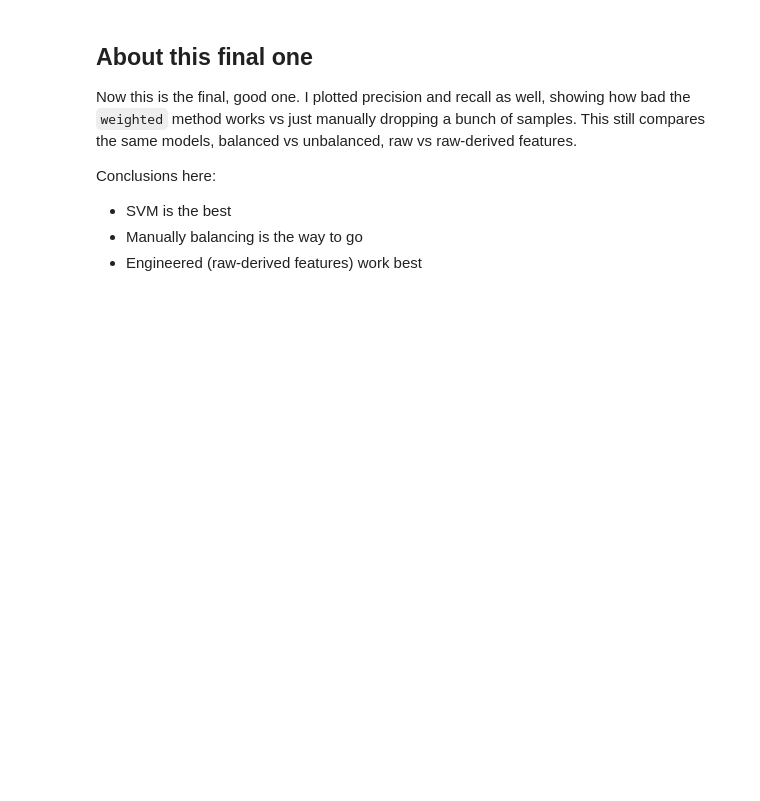
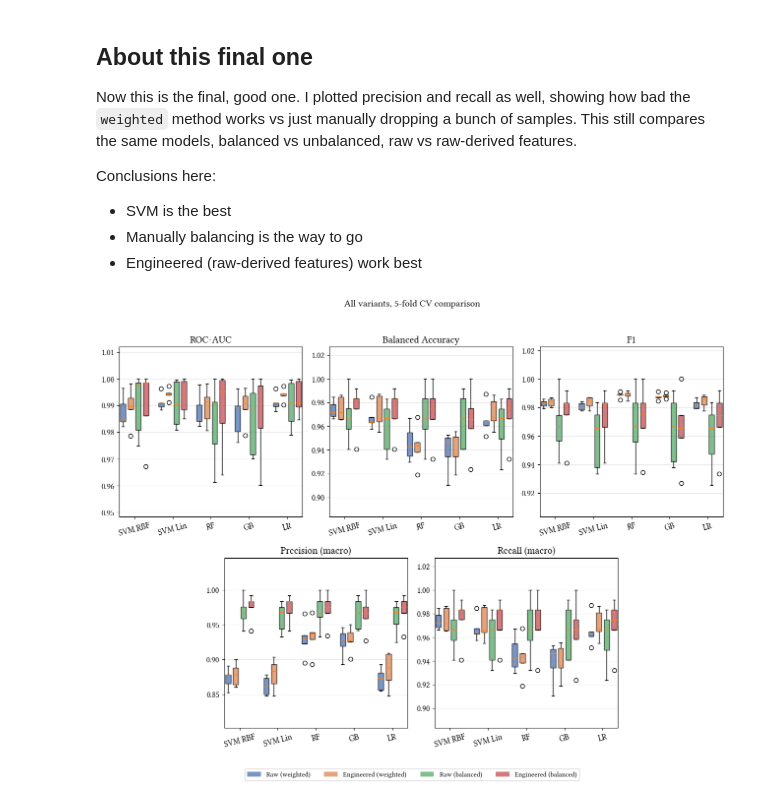
Before and after one commit to arnauKL/pd_datscan_cnn_thesis, a Jupyter notebook: cassic_ml/classic.ipynb, the cells around one changed output. Saved outputs shown, nothing was run; the diff lists cells and outputs as text; code cells hidden in the pictures; blank space fills up the shorter version.

```diff
--- a/cassic_ml/classic.ipynb
+++ b/cassic_ml/classic.ipynb
@@ -791,3 +770,67 @@ Conclusions here:
 - SVM is the best
 - Manually balancing is the way to go
 - Engineered (raw-derived features) work best
+# %%
+import matplotlib.pyplot as plt
+import numpy as np
+
+# (Your previous setup code for scoring, datasets, and cross-validation remains the same)
+
+# Plot
+metrics = {
+    "ROC-AUC":           "test_roc_auc",
+    "Balanced Accuracy": "test_balanced_accuracy",
+    "F1":                "test_f1",
+    "Precision (macro)": "test_precision_macro",
+    "Recall (macro)":    "test_recall_macro",
+}
+
+dataset_names  = list(all_results.keys())
+short_names    = ["SVM RBF", "SVM Lin", "RF", "GB", "LR"]
+dataset_colors = ["#4C72B0", "#DD8452", "#55A868", "#C44E52"]
+
+# 1. Change figure size for a 2-row layout and initialize GridSpec (2 rows, 6 columns)
+fig = plt.figure(figsize=(13, 10))
+gs = fig.add_gridspec(2, 6)
+
+# 2. Manually define the axes positions to achieve the centered 3x2 effect
+axes = [
+    fig.add_subplot(gs[0, 0:2]), # Top Row: Left
+    fig.add_subplot(gs[0, 2:4]), # Top Row: Middle
+    fig.add_subplot(gs[0, 4:6]), # Top Row: Right
+    fig.add_subplot(gs[1, 1:3]), # Bottom Row: Left (Centered)
+    fig.add_subplot(gs[1, 3:5])  # Bottom Row: Right (Centered)
+]
+
+for ax, (metric_label, key) in zip(axes, metrics.items()):
+    all_vals = []
+    for i, ds_name in enumerate(dataset_names):
+        data = [all_results[ds_name][clf_name][key] for clf_name in classifiers]
+        positions = np.arange(len(classifiers)) * (len(dataset_names) + 1) + i
+        bp = ax.boxplot(data, positions=positions, widths=0.7, patch_artist=True)
+        for patch in bp["boxes"]:
+            patch.set(facecolor=dataset_colors[i], alpha=0.75)
+        all_vals.extend([v for d in data for v in d])
+
+    margin = (max(all_vals) - min(all_vals)) * 0.3
+    ax.set_ylim(min(all_vals) - margin, max(all_vals) + margin)
+    group_centers = np.arange(len(classifiers)) * (len(dataset_names) + 1) + (len(dataset_names) - 1) / 2
+    ax.set_xticks(group_centers)
+    ax.set_xticklabels(short_names, rotation=15)
+    ax.set_title(metric_label)
+    ax.grid(axis="y", alpha=0.3)
+
+# 3. Create a figure-level legend positioned cleanly at the bottom center
+legend_patches = [plt.matplotlib.patches.Patch(facecolor=c, alpha=0.75, label=n)
+                  for c, n in zip(dataset_colors, dataset_names)]
+
+fig.legend(handles=legend_patches, loc="lower center", ncol=len(dataset_names), fontsize=10)
+
+fig.suptitle("All variants, 5-fold CV comparison", fontsize=14, y=0.98)
+
+# 4. Use the 'rect' padding option so tight_layout doesn't overlap the legend or title
+plt.tight_layout(rect=[0, 0.05, 1, 0.96])
+plt.savefig("comparison_all_variants.svg", format="svg", bbox_inches="tight")
+plt.show()
+# %% [output]
+[figure, added]
```
Also changed, not shown: parts of 6 cells of this notebook, 15 other files.
